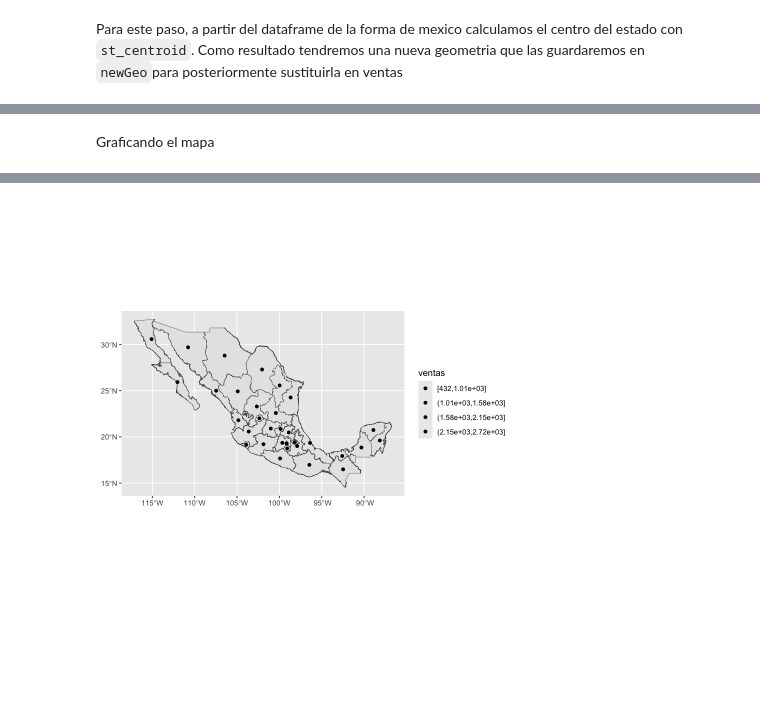
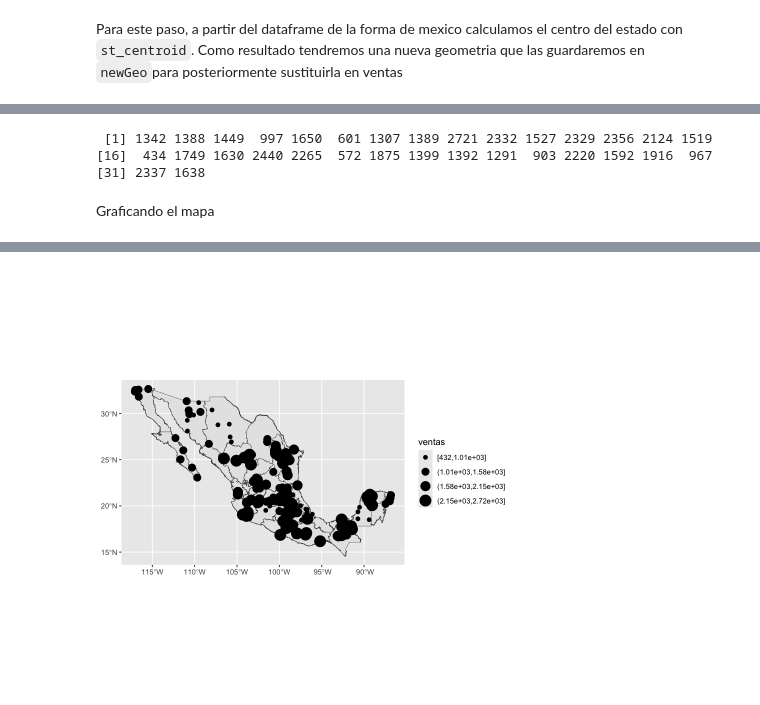
Before and after one commit to MiguelMonr/VisualizacionInformacion, a Jupyter notebook: PracticaExamen/examen.ipynb, the cells around one changed output, grey strips where cells are left out. Drawn from its saved outputs; the diff is of its cells as text; code cells hidden in the pictures; blank space fills up the shorter version.

```diff
--- a/PracticaExamen/examen.ipynb
+++ b/PracticaExamen/examen.ipynb
@@ -62,0 +54,2 @@ Geodetic CRS:  WGS 84
+# %%
+Mex <- st_read("MapaMexico.geojson")
@@ -120,3 +119,9 @@ Warning message:
+# %%
+print(ventas$Total_Ventas)
+# %% [output]
+ [1] 1342 1388 1449  997 1650  601 1307 1389 2721 2332 1527 2329 2356 2124 1519
+[16]  434 1749 1630 2440 2265  572 1875 1399 1392 1291  903 2220 1592 1916  967
+[31] 2337 1638
 # %%
 summary(ventas)
 estadosMex1 <- ventas %>%
@@ -131,7 +136,7 @@ Graficando el mapa
 #Discretizandolo
 ventas <- ventas %>%
     mutate(ventas = cut(Total_Ventas, breaks = 4, include.lowest = T))
-ggplot() + geom_sf(data = estadosMex1)+ geom_sf(data = ventas, aes(size = ventas))
+ggplot() + geom_sf(data = Mex)+ geom_sf(data = ventas, aes(size = ventas))
 
 #ggplot()+ geom_sf(data=estadosMex)+ geom_sf(data=ventas,aes(size= "Total_Ventas"))
 # %% [output]
@@ -138 +145 @@ ggplot() + geom_sf(data = estadosMex1)+ geom_sf(data = ventas, aes(size = ventas
-[figure, old version]
+[figure, new version]
```
Also changed, not shown: parts of 6 cells of this notebook, 29 other files.
